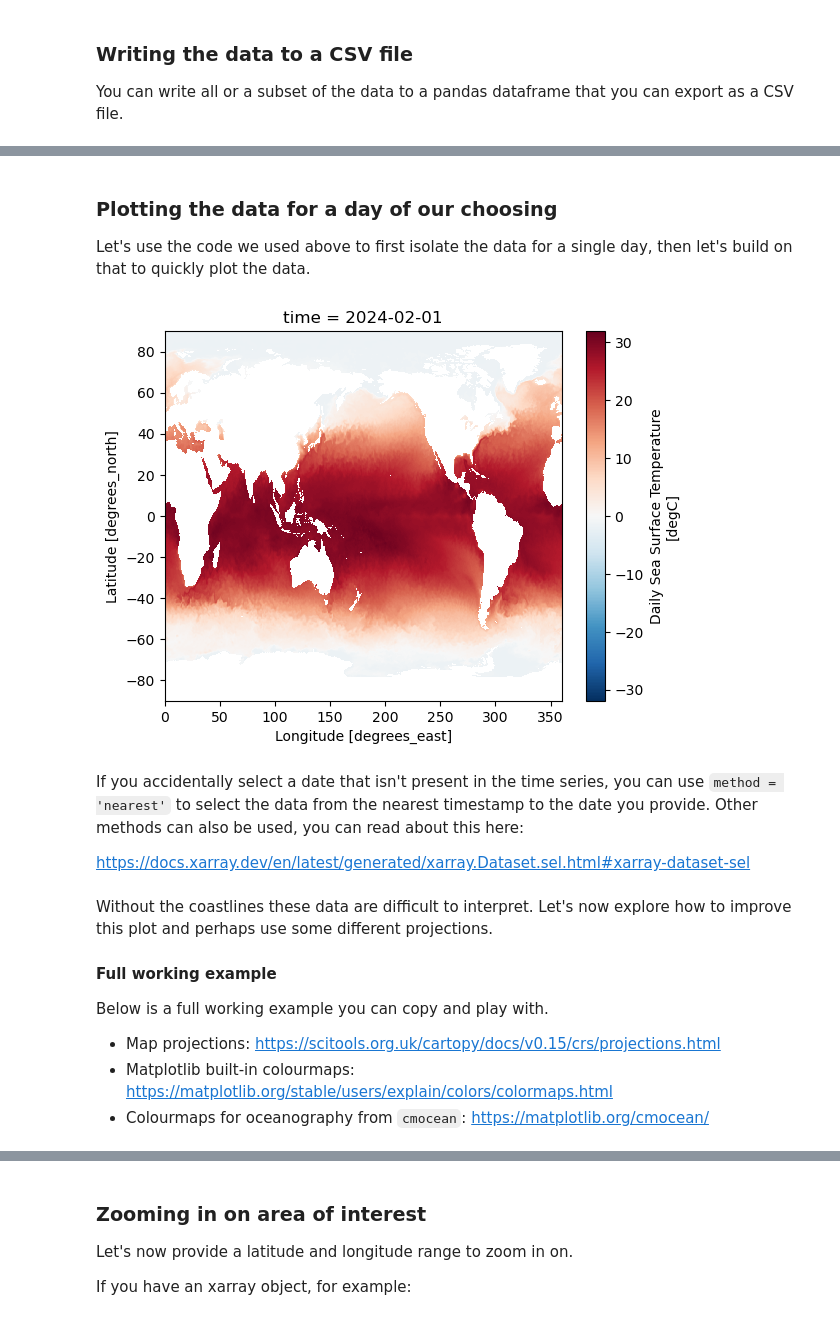
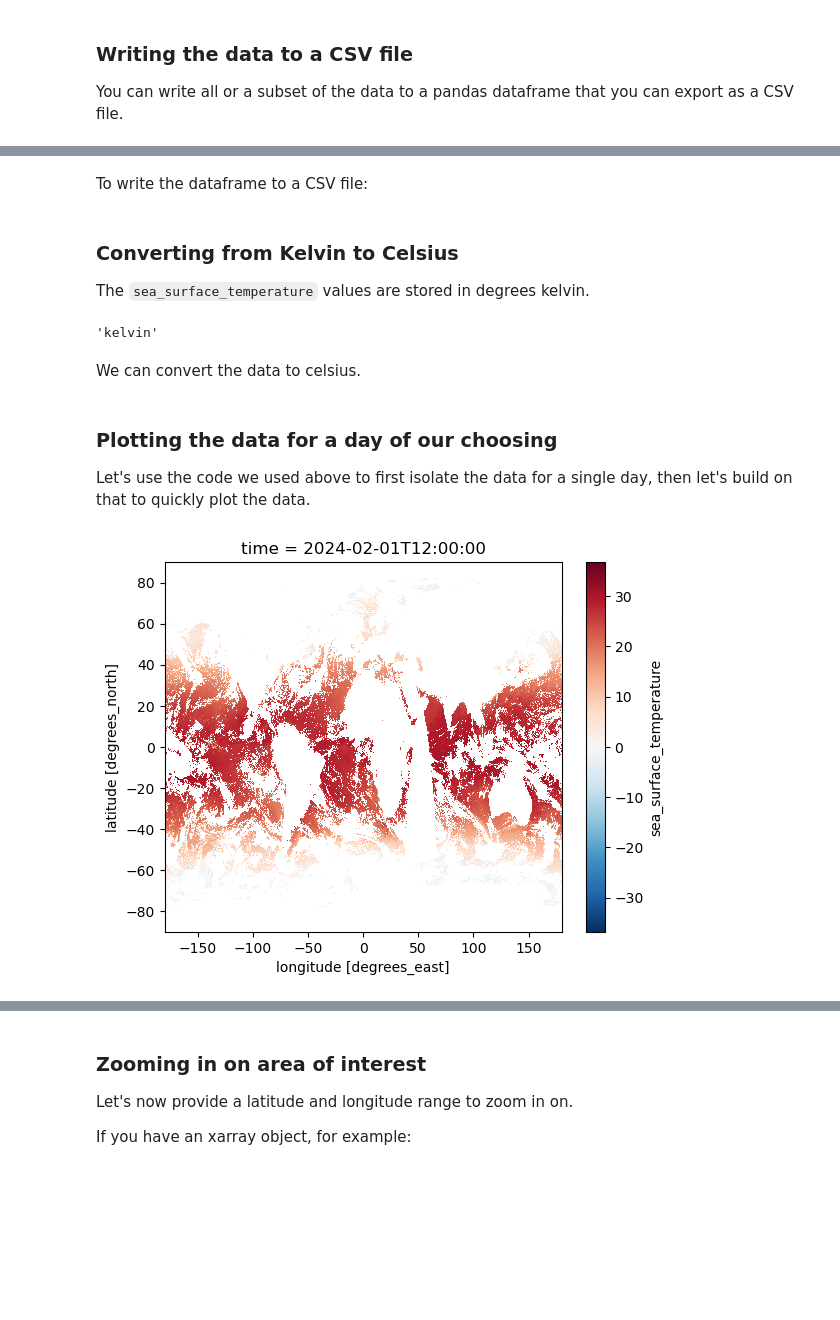
Before and after one commit to NorDataNet/Exploring_FAIR_data_with_Python, a Jupyter notebook: book/global_sea_surface_temperatures.ipynb, the cells around one changed output, grey strips where cells are left out. Saved outputs shown, nothing was run; the diff lists cells and outputs as text; code cells hidden in the pictures; blank space fills up the shorter version.

```diff
--- a/book/global_sea_surface_temperatures.ipynb
+++ b/book/global_sea_surface_temperatures.ipynb
@@ -158,2 +178,14 @@ df.head()
+# %% [markdown]
+To write the dataframe to a CSV file:
 # %%
 df.to_csv('global_sea_surface_temperatures.csv')
+# %% [markdown]
+### Converting from Kelvin to Celsius
+
+The `sea_surface_temperature` values are stored in degrees kelvin.
+# %%
+xrds['sea_surface_temperature'].attrs['units']
+# %% [output]
+'kelvin'
+# %% [markdown]
+We can convert the data to celsius.
@@ -164,18 +198,19 @@ Let's use the code we used above to first isolate the data for a single day, the
 # %%
 import matplotlib.pyplot as plt
 
-desired_date = '2024-02-01'
-year = desired_date.split('-')[0]
+desired_date = '20240201'  # YYYYMMDD
+desired_time = '120000'  # hhmmss - must be 000000 or 120000
 
-url = f'https://psl.noaa.gov/thredds/dodsC/Datasets/noaa.oisst.v2.highres/sst.day.mean.{year}.nc'
+date_obj = datetime.strptime(desired_date, "%Y%m%d")
+year = date_obj.year
+day_of_year = f"{date_obj.timetuple().tm_yday:03d}"  # Ensure 3-digit format
+
+url = f'https://tds0.ifremer.fr/thredds/dodsC/OSI-201-b-metop_b/{year}/{day_of_year}/{desired_date}{desired_time}-OSISAF-L3C_GHRSST-SSTsubskin-AVHRR_SST_METOP_B_GLB-sstglb_metop01_{desired_date}_{desired_time}-v02.0-fv01.0.nc'
 xrds = xr.open_dataset(url)
 
-ds_one_day = xrds.sel(time = desired_date)
-ds_one_day['sst'].plot()
+sst_celsius = xrds['sea_surface_temperature'] - 273.15
+
+sst_celsius.plot()
 plt.show()
 # %% [output]
-[figure, old version]
+[figure, new version]
-# %% [markdown]
-If you accidentally select a date that isn't present in the time series, you can use `method = 'nearest'` to select the data from the nearest timestamp to the date you provide. Other methods can also be used, you can read about this here:
-
-https://docs.xarray.dev/en/latest/generated/xarray.Dataset.sel.html#xarray-dataset-sel
@@ -184,10 +216,0 @@ ds_one_day = xrds.sel(time = desired_date , method='nearest')
-# %% [markdown]
-Without the coastlines these data are difficult to interpret. Let's now explore how to improve this plot and perhaps use some different projections.
-
-#### Full working example
-
-Below is a full working example you can copy and play with.
-
-- Map projections: https://scitools.org.uk/cartopy/docs/v0.15/crs/projections.html
-- Matplotlib built-in colourmaps: https://matplotlib.org/stable/users/explain/colors/colormaps.html
-- Colourmaps for oceanography from `cmocean`: https://matplotlib.org/cmocean/
```
Also changed, not shown: parts of 31 cells of this notebook, 9 other files.
